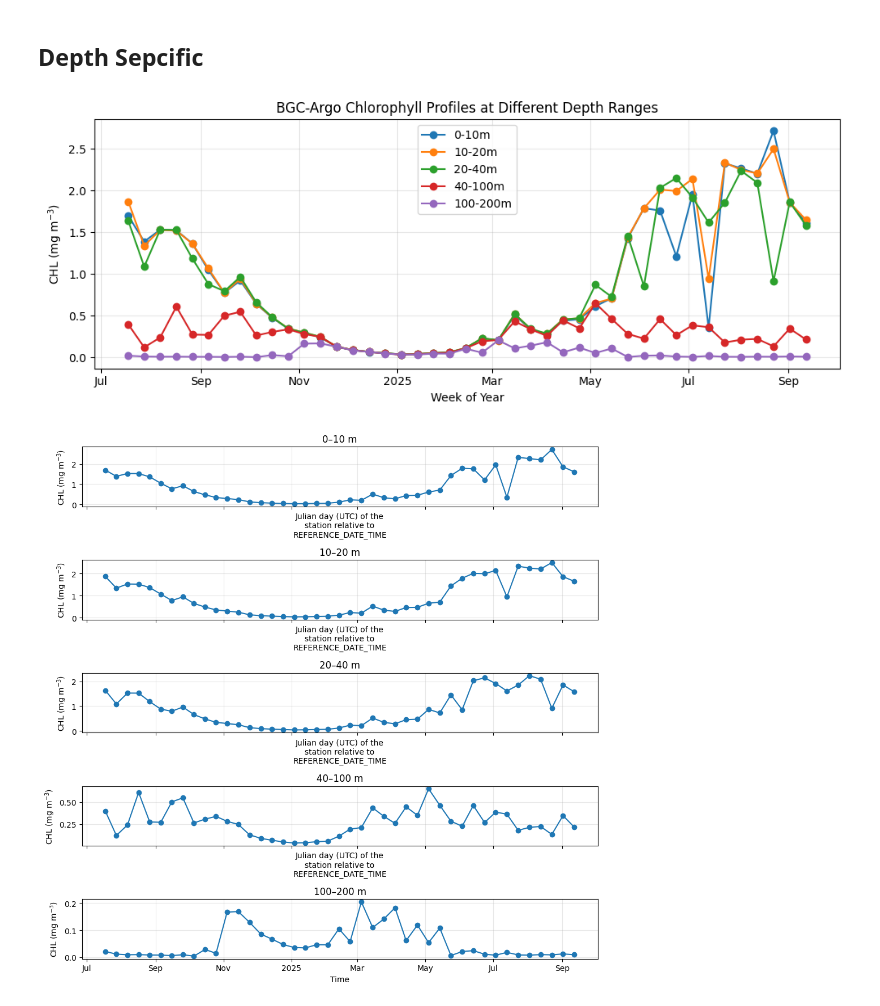
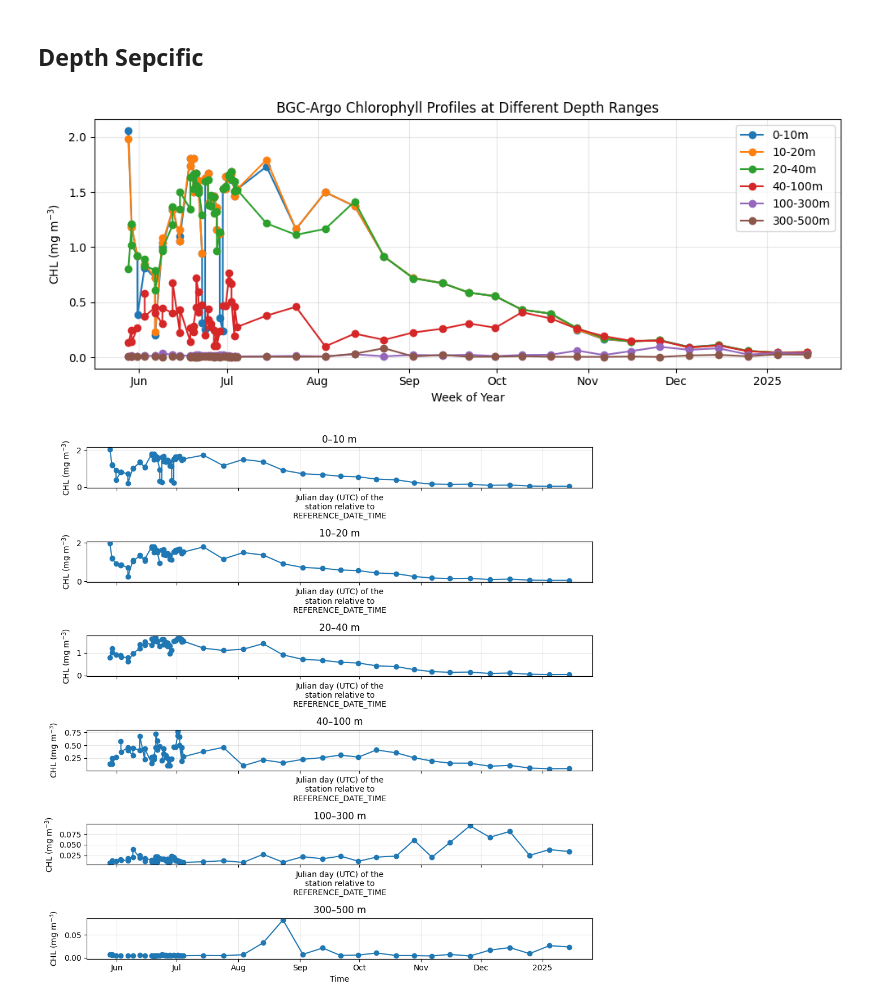
Before and after one commit to ROYVNZ/Masters, a Jupyter notebook: scripts/Argo_data.ipynb, the cells around one changed output. Cells and saved outputs as stored; diff of their text form; code cells hidden in the pictures.

```diff
--- a/scripts/Argo_data.ipynb
+++ b/scripts/Argo_data.ipynb
@@ -17,10 +14,10 @@ import cartopy.feature as cfeature
 # %% [markdown]
 Downloaded data from argo located within near the southern Icelandic shelf
 # %%
-ds = ar.DataFetcher(src="gdac").float(3902258).to_xarray()
+ds = ar.DataFetcher(src="gdac").float(4903659).to_xarray()
 with ar.set_options(mode='expert'):
-    ds_bgc = ar.DataFetcher(backend='erddap', ds = 'bgc').float(3902258).to_xarray()
-prof = ar.ArgoFloat(3902258).open_dataset('prof')
+    ds_bgc = ar.DataFetcher(backend='erddap', ds = 'bgc').float(4903659).to_xarray()
+prof = ar.ArgoFloat(4903659\).open_dataset('prof')
 # %%
 display(ds)
 display(ds_bgc)
@@ -232,23 +247,26 @@ chl_20_30 = ds_bgc.where(
     (ds_bgc['PRES'] >= 20) & (ds_bgc['PRES'] <= 40))
 chl_40_100 = ds_bgc.where(
     (ds_bgc['PRES'] >= 40) & (ds_bgc['PRES'] <= 100))
-chl_100_200 = ds_bgc.where(
-    (ds_bgc['PRES'] >= 100) & (ds_bgc['PRES'] <= 200))
-
+chl_100_300 = ds_bgc.where(
+    (ds_bgc['PRES'] >= 100) & (ds_bgc['PRES'] <= 300))
+chl_300_500 = ds_bgc.where(
+    (ds_bgc['PRES'] >= 300) & (ds_bgc['PRES'] <= 500))
 
 # Group by profile TIME and average across the points in that depth range
 chl_surface = chl_surface.groupby(ds_bgc['TIME']).mean(skipna=True)
 chl_10_20 = chl_10_20.groupby(ds_bgc['TIME']).mean(skipna=True)
 chl_20_30 = chl_20_30.groupby(ds_bgc['TIME']).mean(skipna=True)
 chl_40_100 = chl_40_100.groupby(ds_bgc['TIME']).mean(skipna=True)
-chl_100_200 = chl_100_200.groupby(ds_bgc['TIME']).mean(skipna=True)
+chl_100_300 = chl_100_300.groupby(ds_bgc['TIME']).mean(skipna=True)
+chl_300_500 = chl_300_500.groupby(ds_bgc['TIME']).mean(skipna=True)
 # %%
 fig, ax = plt.subplots(figsize=(10,4))
 chl_surface['CHLA_ADJUSTED'].plot(ax=ax, marker='o', label='0-10m')
 chl_10_20['CHLA_ADJUSTED'].plot(ax=ax, marker='o', label='10-20m')
 chl_20_30['CHLA_ADJUSTED'].plot(ax=ax, marker='o', label='20-40m')
 chl_40_100['CHLA_ADJUSTED'].plot(ax=ax, marker='o', label='40-100m')
-chl_100_200['CHLA_ADJUSTED'].plot(ax=ax, marker='o', label='100-200m')
+chl_100_300['CHLA_ADJUSTED'].plot(ax=ax, marker='o', label='100-300m')
+chl_300_500['CHLA_ADJUSTED'].plot(ax=ax, marker='o', label='300-500m')
 
 
 ax.set_title('BGC-Argo Chlorophyll Profiles at Different Depth Ranges')
@@ -261,27 +279,28 @@ ax.legend()
 plt.tight_layout()
 plt.show()
 # %% [output]
-[figure, old version]
+[figure, new version]
 # %%
 depth_series = {
     "0–10 m": chl_surface['CHLA_ADJUSTED'],
     "10–20 m": chl_10_20['CHLA_ADJUSTED'],
     "20–40 m": chl_20_30['CHLA_ADJUSTED'],
     "40–100 m": chl_40_100['CHLA_ADJUSTED'],
-    "100–200 m": chl_100_200['CHLA_ADJUSTED'],
+    "100–300 m": chl_100_300['CHLA_ADJUSTED'],
+    "300–500 m": chl_300_500['CHLA_ADJUSTED'],
 }
 
 fig, axes = plt.subplots(len(depth_series), 1, figsize=(10, 10), sharex=True)
 
 for ax, (label, series) in zip(axes, depth_series.items()):
     series.plot(ax=ax, marker='o')
     ax.set_title(label)
     ax.set_ylabel("CHL (mg m$^{-3}$)")
     ax.grid(True, alpha=0.3)
 
 axes[-1].set_xlabel("Time")
 plt.tight_layout()
 plt.show()
 # %% [output]
-[figure, old version]
+[figure, new version]
 # %%
```
Also changed, not shown: parts of 9 cells of this notebook, 3 other files.
